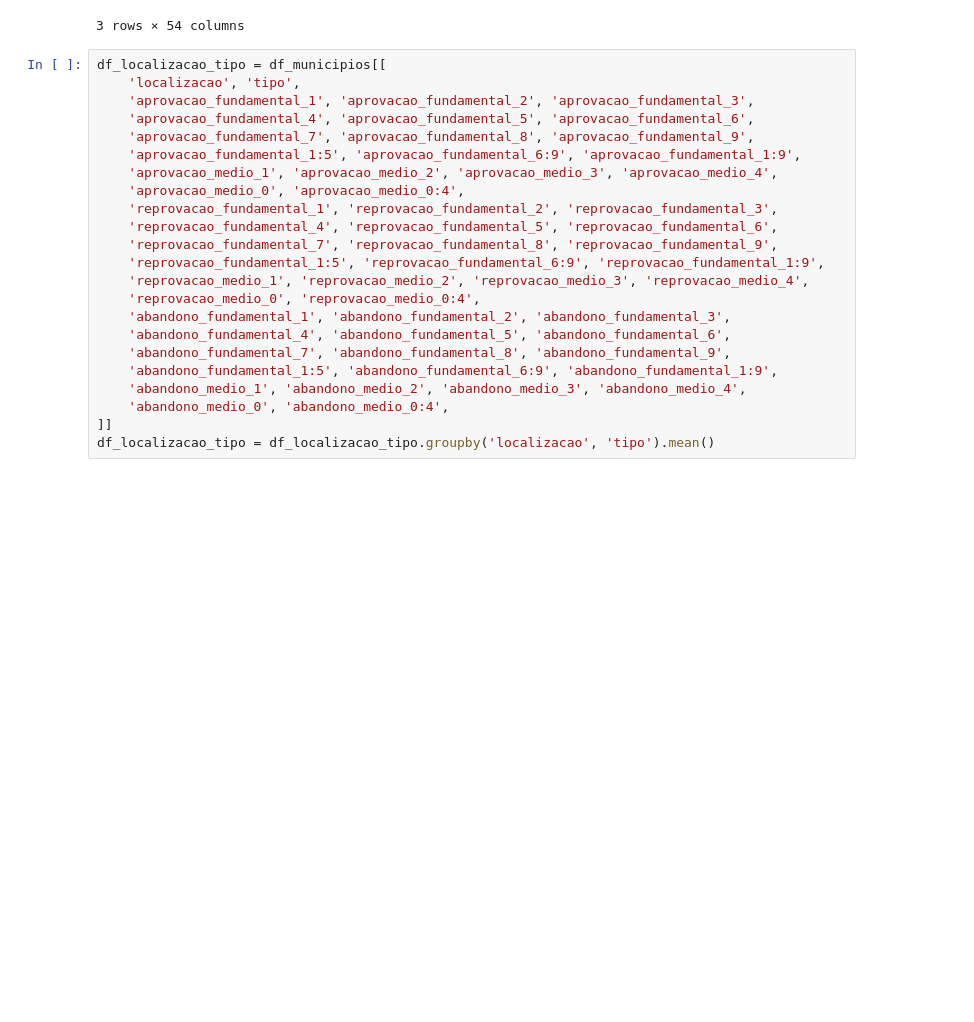
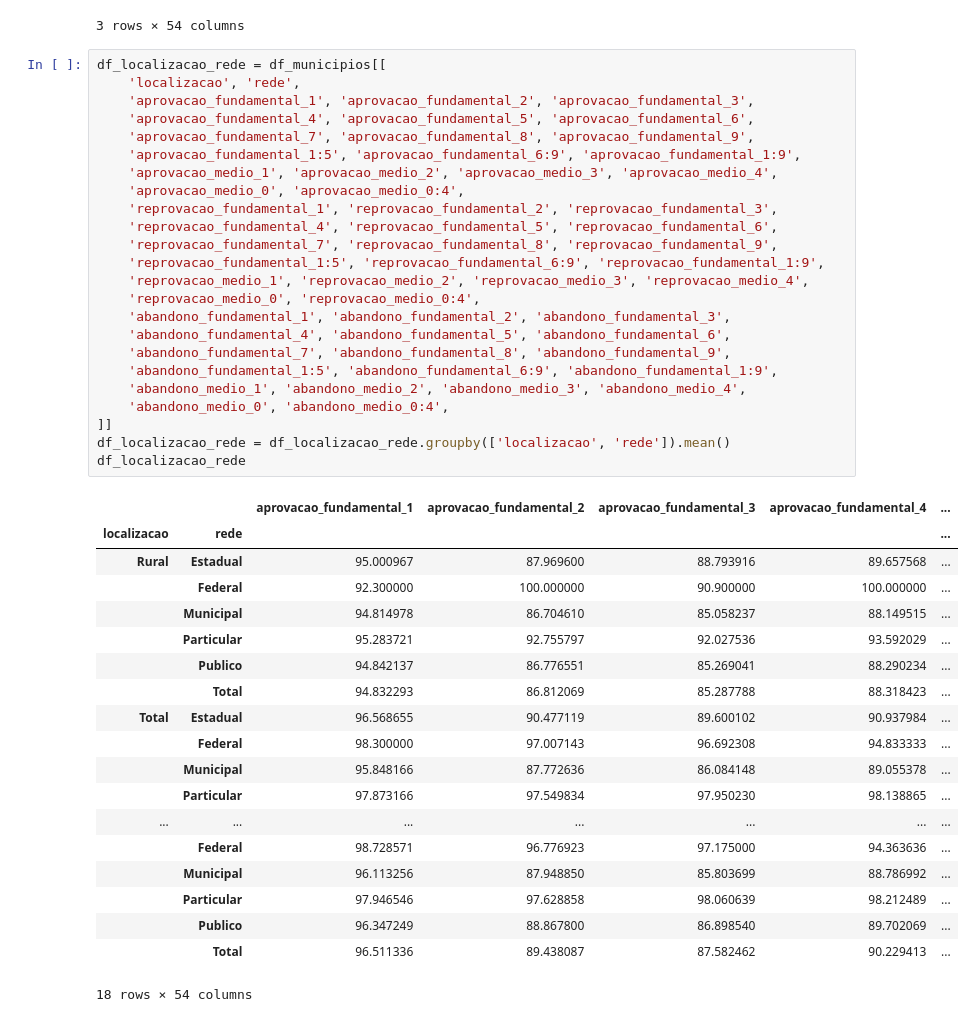
Before and after one commit to if1015-datascience-ufpe/2018-2-projeto-petshop, a Jupyter notebook: rendimento_ensinobasico.ipynb, the cells around one changed output. Drawn from its saved outputs; the diff is of its cells as text; blank space fills up the shorter version.

```diff
--- a/rendimento_ensinobasico.ipynb
+++ b/rendimento_ensinobasico.ipynb
@@ -73,25 +73,46 @@ df_localizacao.head()
 | Urbana | 96.605978 | 90.042026 | 88.434791 | 90.746788 | ... |
 3 rows × 54 columns
 # %%
-df_localizacao_tipo = df_municipios[[
-    'localizacao', 'tipo',
+df_localizacao_rede = df_municipios[[
+    'localizacao', 'rede',
     'aprovacao_fundamental_1', 'aprovacao_fundamental_2', 'aprovacao_fundamental_3',
     'aprovacao_fundamental_4', 'aprovacao_fundamental_5', 'aprovacao_fundamental_6',
     'aprovacao_fundamental_7', 'aprovacao_fundamental_8', 'aprovacao_fundamental_9',
     'aprovacao_fundamental_1:5', 'aprovacao_fundamental_6:9', 'aprovacao_fundamental_1:9',
     'aprovacao_medio_1', 'aprovacao_medio_2', 'aprovacao_medio_3', 'aprovacao_medio_4',
     'aprovacao_medio_0', 'aprovacao_medio_0:4',
     'reprovacao_fundamental_1', 'reprovacao_fundamental_2', 'reprovacao_fundamental_3',
     'reprovacao_fundamental_4', 'reprovacao_fundamental_5', 'reprovacao_fundamental_6',
     'reprovacao_fundamental_7', 'reprovacao_fundamental_8', 'reprovacao_fundamental_9',
     'reprovacao_fundamental_1:5', 'reprovacao_fundamental_6:9', 'reprovacao_fundamental_1:9',
     'reprovacao_medio_1', 'reprovacao_medio_2', 'reprovacao_medio_3', 'reprovacao_medio_4',
     'reprovacao_medio_0', 'reprovacao_medio_0:4',
     'abandono_fundamental_1', 'abandono_fundamental_2', 'abandono_fundamental_3',
     'abandono_fundamental_4', 'abandono_fundamental_5', 'abandono_fundamental_6',
     'abandono_fundamental_7', 'abandono_fundamental_8', 'abandono_fundamental_9',
     'abandono_fundamental_1:5', 'abandono_fundamental_6:9', 'abandono_fundamental_1:9',
     'abandono_medio_1', 'abandono_medio_2', 'abandono_medio_3', 'abandono_medio_4',
     'abandono_medio_0', 'abandono_medio_0:4',
 ]]
-df_localizacao_tipo = df_localizacao_tipo.groupby('localizacao', 'tipo').mean()
+df_localizacao_rede = df_localizacao_rede.groupby(['localizacao', 'rede']).mean()
+df_localizacao_rede
+# %% [output]
+|  |  | aprovacao_fundamental_1 | aprovacao_fundamental_2 | aprovacao_fundamental_3 | aprovacao_fundamental_4 | ... |
+| localizacao | rede |  |  |  |  | ... |
+| Rural | Estadual | 95.000967 | 87.969600 | 88.793916 | 89.657568 | ... |
+|  | Federal | 92.300000 | 100.000000 | 90.900000 | 100.000000 | ... |
+|  | Municipal | 94.814978 | 86.704610 | 85.058237 | 88.149515 | ... |
+|  | Particular | 95.283721 | 92.755797 | 92.027536 | 93.592029 | ... |
+|  | Publico | 94.842137 | 86.776551 | 85.269041 | 88.290234 | ... |
+|  | Total | 94.832293 | 86.812069 | 85.287788 | 88.318423 | ... |
+| Total | Estadual | 96.568655 | 90.477119 | 89.600102 | 90.937984 | ... |
+|  | Federal | 98.300000 | 97.007143 | 96.692308 | 94.833333 | ... |
+|  | Municipal | 95.848166 | 87.772636 | 86.084148 | 89.055378 | ... |
+|  | Particular | 97.873166 | 97.549834 | 97.950230 | 98.138865 | ... |
+| ... | ... | ... | ... | ... | ... | ... |
+|  | Federal | 98.728571 | 96.776923 | 97.175000 | 94.363636 | ... |
+|  | Municipal | 96.113256 | 87.948850 | 85.803699 | 88.786992 | ... |
+|  | Particular | 97.946546 | 97.628858 | 98.060639 | 98.212489 | ... |
+|  | Publico | 96.347249 | 88.867800 | 86.898540 | 89.702069 | ... |
+|  | Total | 96.511336 | 89.438087 | 87.582462 | 90.229413 | ... |
+18 rows × 54 columns
```
Also changed, not shown: parts of 1 cell of this notebook.
